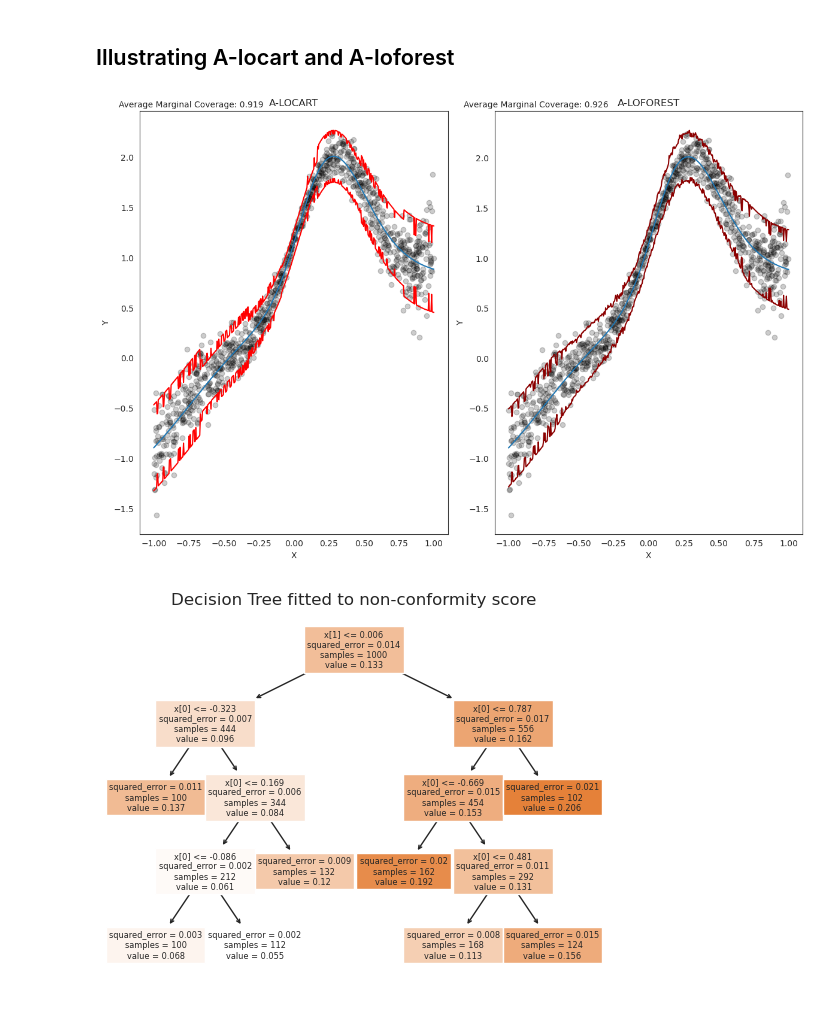
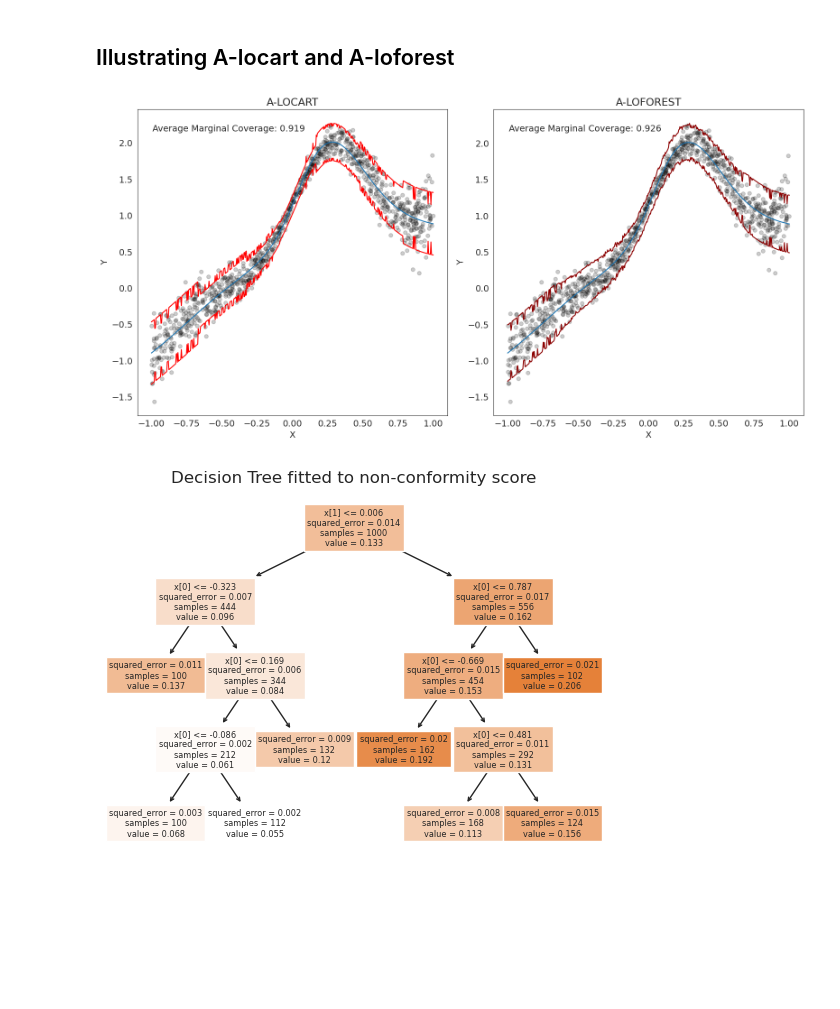
Before and after one commit to Monoxido45/clover, a Jupyter notebook: examples/illustrations.ipynb, the cells around one changed output. Cells and saved outputs as stored; diff of their text form; code cells hidden in the pictures; blank space fills up the shorter version.

```diff
--- a/examples/illustrations.ipynb
+++ b/examples/illustrations.ipynb
@@ -250,6 +250,8 @@ marg_coverage_1 = np.logical_and(y_test_1 >= pred_1[:, 0],
 marg_coverage_2 = np.logical_and(y_test_2 >= pred_2[:, 0],
         y_test_2 <= pred_2[:, 1]) + 0
 
+# Increase font size
+plt.rcParams.update({'font.size': 14})
 fig, axs = plt.subplots(1, 2, figsize = (16, 8))
 
 # Plot for reg_split_values_1
@@ -572,7 +573,7 @@ plt.show()
 # %% [markdown]
 ## Illustrating A-locart and A-loforest
 # %%
-fig, axes = plt.subplots(nrows=1, ncols=2, figsize=(12, 8))
+fig, axes = plt.subplots(nrows=1, ncols=2, figsize=(16, 8))
 ax_list = axes.flatten()
 
 # A-locart
@@ -600,36 +601,36 @@ pred_loforest = loforest.predict(x_test_2)
 
 loforest_pred_grid = loforest.predict(x_grid)
 
 marg_coverage_loforest = (np.logical_and(y_test_2 >= pred_loforest[:, 0],
         y_test_2 <= pred_loforest[:, 1]) + 0).mean()
 
 ax_list[0].scatter(test_data_2['x'], test_data_2['y'], alpha=1/5, color = 'black')
 ax_list[0].plot(x_grid, y_grid_2, color = 'tab:blue', label = "base model")
 ax_list[0].plot(x_grid, locart_pred_grid[:,0], color = "red")
 ax_list[0].plot(x_grid, locart_pred_grid[:,1], color = "red")
 ax_list[0].set_xlabel("X")
 ax_list[0].set_ylabel("Y")
 ax_list[0].set_title("A-LOCART")
-ax_list[0].text(-1.22, 1.025, f'Average Marginal Coverage: {marg_coverage_locart:.3f}',
+ax_list[0].text(-1.1, 0.95, f'Average Marginal Coverage: {marg_coverage_locart:.3f}',
             transform=plt.gca().transAxes,
             verticalalignment='top')
 
 ax_list[1].scatter(test_data_2['x'], test_data_2['y'], alpha=1/5, color = 'black')
 ax_list[1].plot(x_grid, y_grid_2, color = 'tab:blue', label = "base model")
 ax_list[1].plot(x_grid, loforest_pred_grid[:,0], color = "darkred")
 ax_list[1].plot(x_grid, loforest_pred_grid[:,1], color = "darkred")
 ax_list[1].set_xlabel("X")
 ax_list[1].set_ylabel("Y")
 ax_list[1].set_title("A-LOFOREST")
-ax_list[1].text(-0.1, 1.025, f'Average Marginal Coverage: {marg_coverage_loforest:.3f}',
+ax_list[1].text(0.05, 0.95, f'Average Marginal Coverage: {marg_coverage_loforest:.3f}',
             transform=plt.gca().transAxes,
             verticalalignment='top')
 
 plt.tight_layout()
 plt.savefig('figures/A_locart_A_loforest_example.pdf')
 plt.show()
 # %% [output]
-[figure, old version]
+[figure, new version]
 # %%
 locart_split.plot_locart()
 # %% [output]
```
Also changed, not shown: parts of 5 cells of this notebook, 1 other file.
